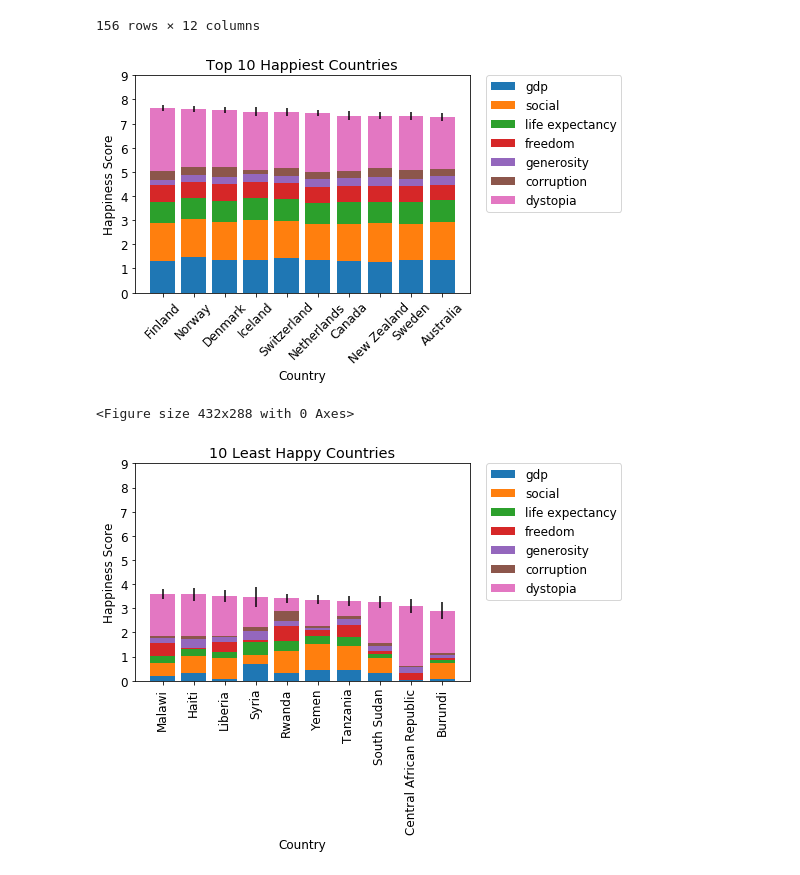
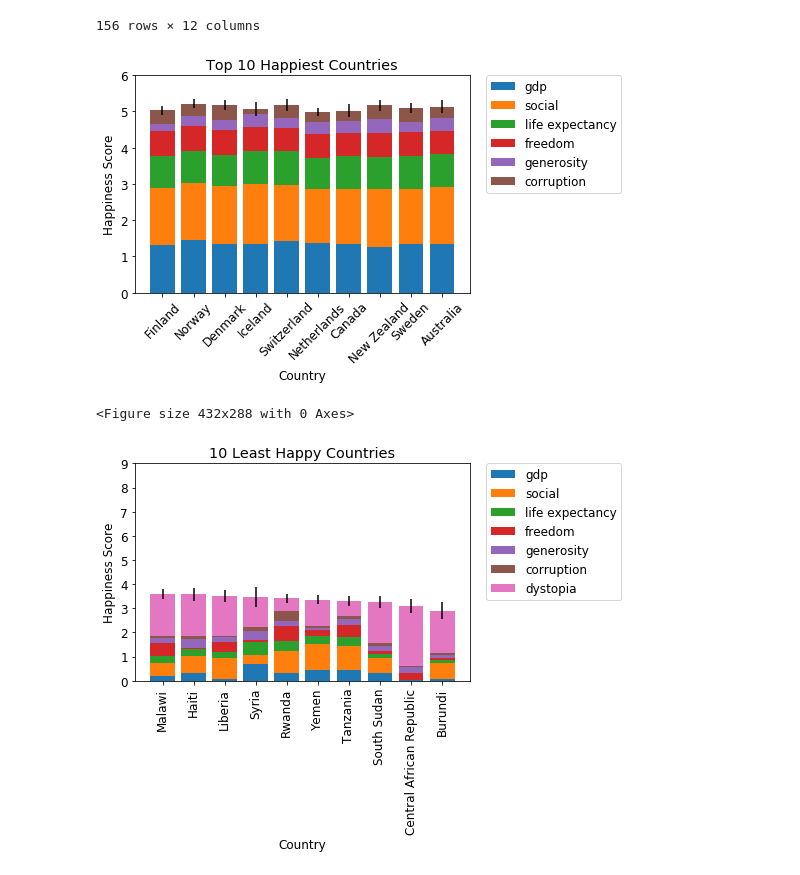
Before and after one commit to 4d4m43/DrinkAndBeHapPY, a Jupyter notebook: libs/whiskers.ipynb, the cells around one changed output. Cells and saved outputs as stored; diff of their text form; code cells hidden in the pictures.

```diff
--- a/libs/whiskers.ipynb
+++ b/libs/whiskers.ipynb
@@ -79,39 +79,39 @@ yerr_10 = yerr.head(10)
 #print(top_10)
 #fig = plt.figure(figsize=(100, 50))
 
 #ax = plt.subplots()
 
 #fig = plt.figure(figsize=(100, 50))
 #ax = fig.add_subplot(111)
 
 p1 = plt.bar(top_10, gdp_10)
 p2 = plt.bar(top_10, social_10, bottom=gdp_10)
 p3 = plt.bar(top_10, life_expectancy_10, bottom=gdp_10+social_10)
 p4 = plt.bar(top_10, freedom_10, bottom=gdp_10+social_10+life_expectancy_10)
 p5 = plt.bar(top_10, generosity_10, bottom=gdp_10+social_10+life_expectancy_10+freedom_10)
-p6 = plt.bar(top_10, corruption_10, bottom=gdp_10+social_10+life_expectancy_10+freedom_10+generosity_10)
-p7 = plt.bar(top_10, dystopia_10, bottom=gdp_10+social_10+life_expectancy_10+freedom_10+generosity_10+corruption_10, yerr=yerr_10)
+p6 = plt.bar(top_10, corruption_10, bottom=gdp_10+social_10+life_expectancy_10+freedom_10+generosity_10, yerr=yerr_10)
+#p7 = plt.bar(top_10, dystopia_10, bottom=gdp_10+social_10+life_expectancy_10+freedom_10+generosity_10+corruption_10, yerr=yerr_10)
 
 #ax = fig.add_subplot(111)
 #ax.plot(x, y)
 #plt.figure(figsize=(100, 50)
 
 #ax.legend(bbox_to_anchor=(100, 1.05))
 plt.xlabel('Country')
 plt.ylabel('Happiness Score')
 plt.title('Top 10 Happiest Countries')
 plt.xticks(top_10, country_10, rotation=45)
-plt.yticks(np.arange(0, 10, 1))
-plt.legend((p1[0], p2[0], p3[0], p4[0], p5[0], p6[0], p7[0]),
-          ('gdp', 'social', 'life expectancy', 'freedom', 'generosity', 'corruption', 'dystopia'),
+plt.yticks(np.arange(0, 7, 1))
+plt.legend((p1[0], p2[0], p3[0], p4[0], p5[0], p6[0]),
+          ('gdp', 'social', 'life expectancy', 'freedom', 'generosity', 'corruption'),
            loc=2, borderaxespad=0, bbox_to_anchor=(1.05,1))
 plt.rcParams.update({'font.size': 12})
 #plt.show()
 f = plt.figure()
 f.savefig("top_10.pdf", bbox_inches='tight')
 #fig.savefig("foo.pdf", bbox_inches='tight')
 # %% [output]
-[figure, old version]
+[figure, new version]
 <Figure size 432x288 with 0 Axes>
 # %%
 width = 10
```
Also changed, not shown: parts of 1 cell of this notebook, 3 other files.
